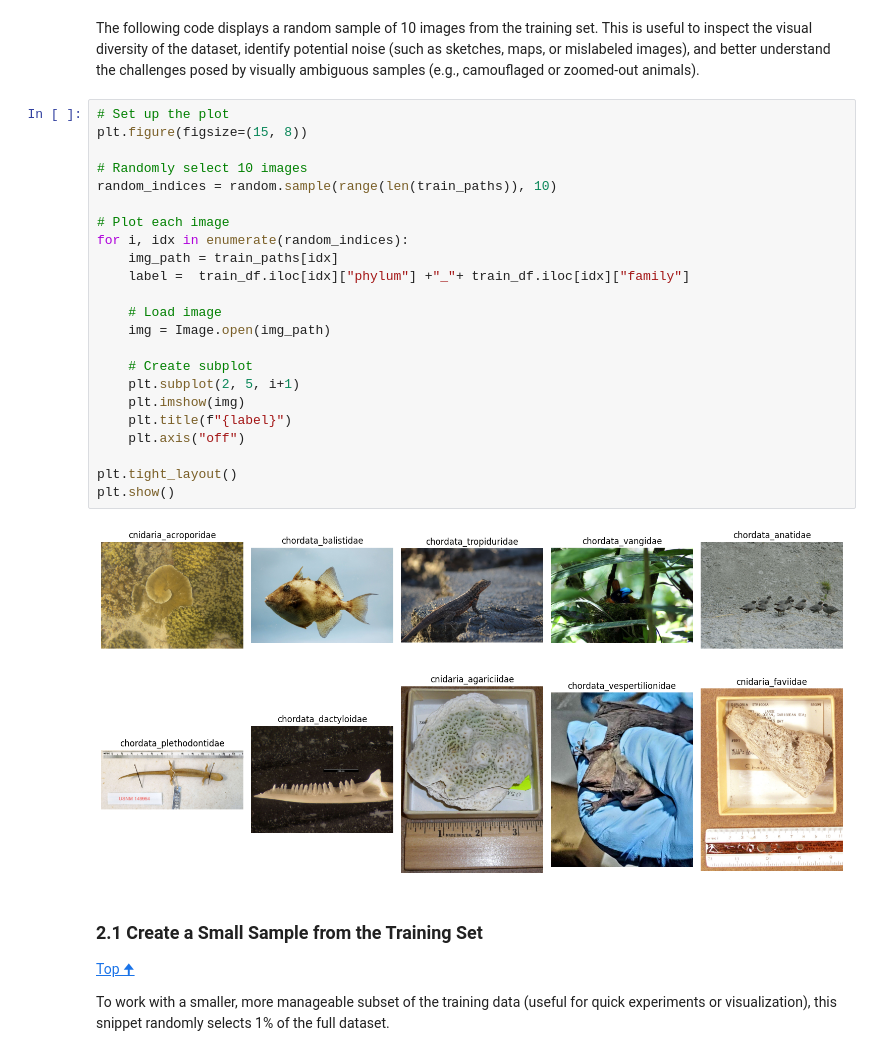
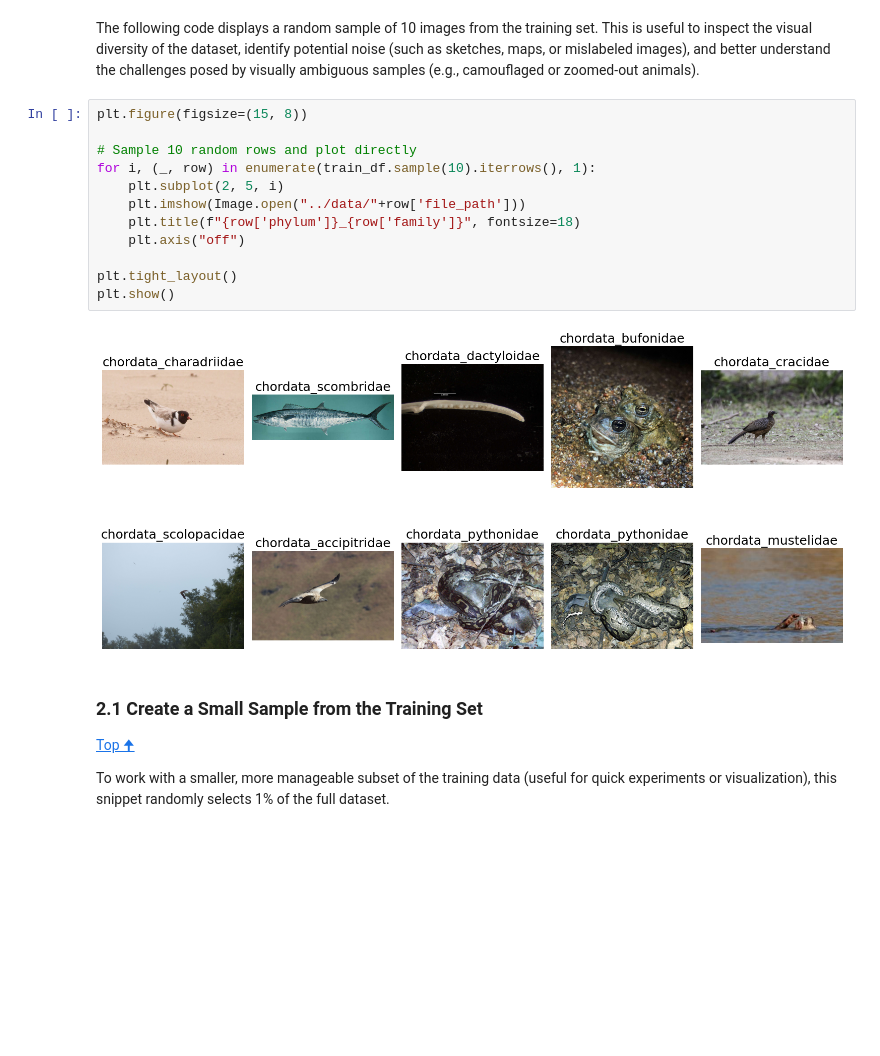
Before and after one commit to Gomsofi06/DL_project, a Jupyter notebook: notebooks/02_preprocessing.ipynb, the cells around one changed output. Saved outputs shown, nothing was run; the diff lists cells and outputs as text; blank space fills up the shorter version.

```diff
--- a/notebooks/02_preprocessing.ipynb
+++ b/notebooks/02_preprocessing.ipynb
@@ -211,30 +207,19 @@ Sample paths:
 # %% [markdown]
 The following code displays a random sample of 10 images from the training set. This is useful to inspect the visual diversity of the dataset, identify potential noise (such as sketches, maps, or mislabeled images), and better understand the challenges posed by visually ambiguous samples (e.g., camouflaged or zoomed-out animals).
 # %%
-# Set up the plot
 plt.figure(figsize=(15, 8))
 
-# Randomly select 10 images
-random_indices = random.sample(range(len(train_paths)), 10)
-
-# Plot each image
-for i, idx in enumerate(random_indices):
-    img_path = train_paths[idx]
-    label =  train_df.iloc[idx]["phylum"] +"_"+ train_df.iloc[idx]["family"]
-
-    # Load image
-    img = Image.open(img_path)
-
-    # Create subplot
-    plt.subplot(2, 5, i+1)
-    plt.imshow(img)
-    plt.title(f"{label}")
+# Sample 10 random rows and plot directly
+for i, (_, row) in enumerate(train_df.sample(10).iterrows(), 1):
+    plt.subplot(2, 5, i)
+    plt.imshow(Image.open("../data/"+row['file_path']))
+    plt.title(f"{row['phylum']}_{row['family']}", fontsize=18)
     plt.axis("off")
 
 plt.tight_layout()
 plt.show()
 # %% [output]
-[figure, old version]
+[figure, new version]
 # %% [markdown]
 <a class="anchor" id="two-one-bullet"></a>
 
```
Also changed, not shown: parts of 7 cells of this notebook.
